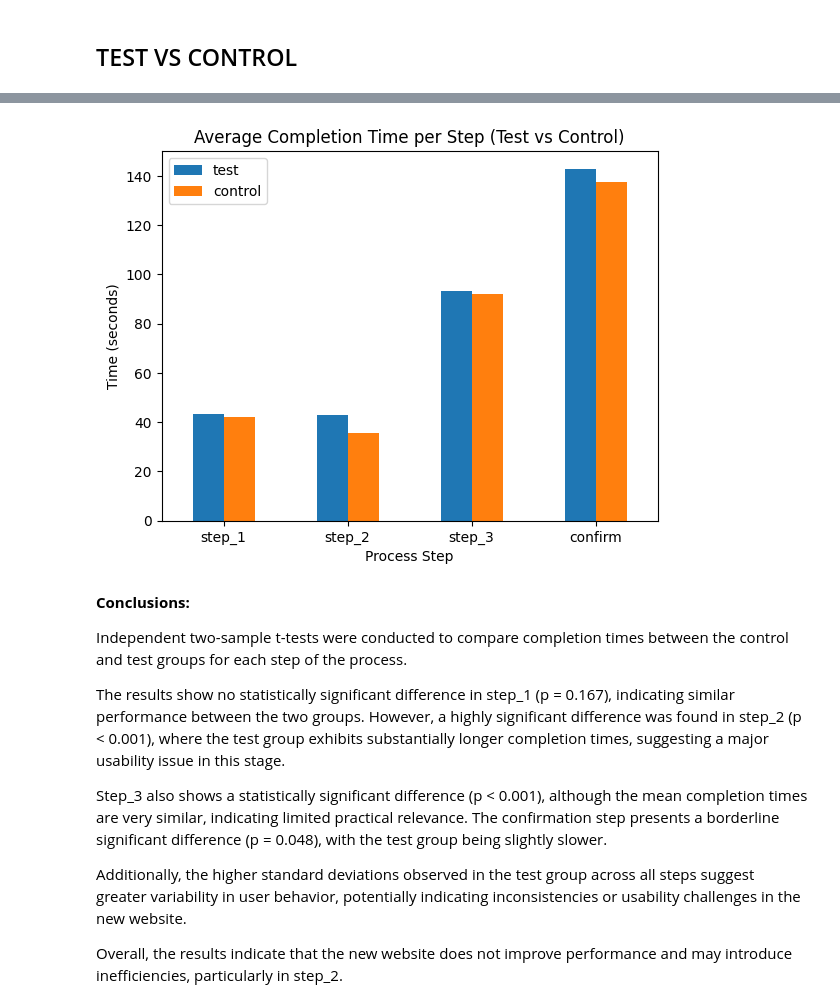
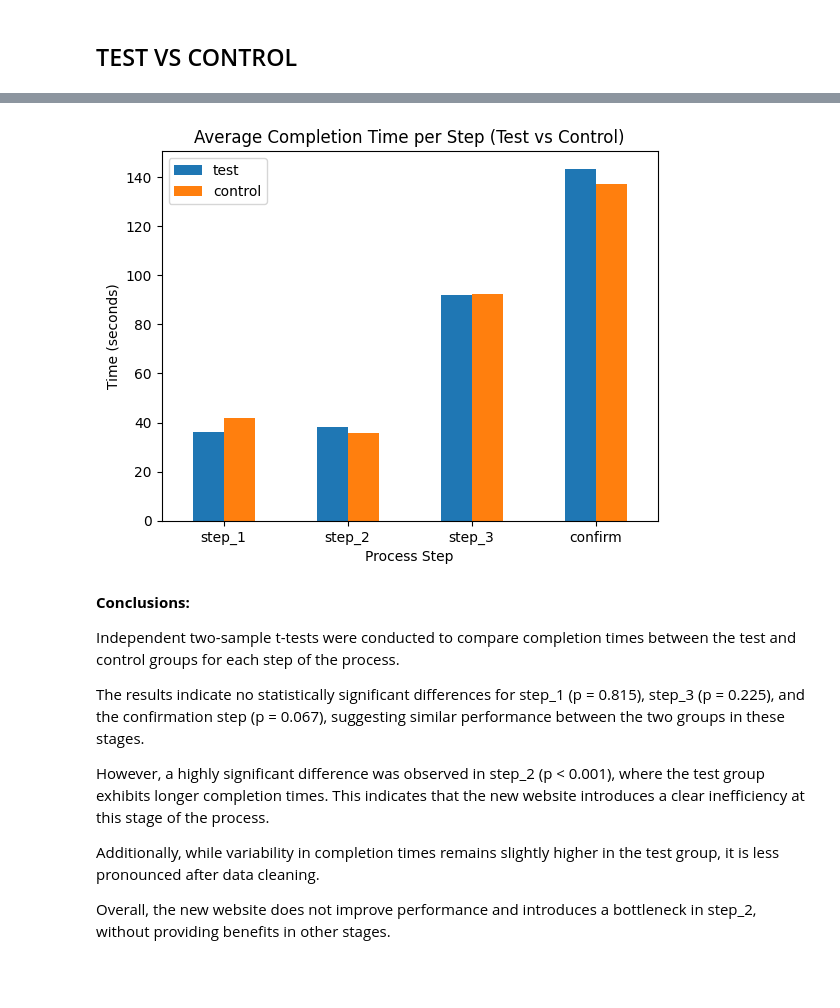
Before and after one commit to gonch145-svg/project-2, a Jupyter notebook: notebooks/completion_time_francisca.ipynb, the cells around one changed output, grey strips where cells are left out. Saved outputs shown, nothing was run; the diff lists cells and outputs as text; code cells hidden in the pictures; blank space fills up the shorter version.

```diff
--- a/notebooks/completion_time_francisca.ipynb
+++ b/notebooks/completion_time_francisca.ipynb
@@ -333,37 +374,37 @@ p-value: 0.08129659901178084
 # %%
 import matplotlib.pyplot as plt
 import pandas as pd
 
 data = pd.DataFrame({
     "step": ["step_1", "step_2", "step_3", "confirm"],
-    "test": [43.53, 43.08, 93.32, 142.94],
+    "test": [36.06, 38.37, 91.86, 143.41],
     "control": [41.93, 35.57, 92.22, 137.36]
 })
 
 data = data.set_index("step")
 
 data.plot(kind="bar")
 
 plt.title("Average Completion Time per Step (Test vs Control)")
 plt.xlabel("Process Step")
 plt.ylabel("Time (seconds)")
 plt.xticks(rotation=0)
 
 plt.show()
 # %% [output]
-[figure, old version]
+[figure, new version]
 # %% [markdown]
 **Conclusions:**
 
-Independent two-sample t-tests were conducted to compare completion times between the control and test groups for each step of the process.
+Independent two-sample t-tests were conducted to compare completion times between the test and control groups for each step of the process.
 
-The results show no statistically significant difference in step_1 (p = 0.167), indicating similar performance between the two groups. However, a highly significant difference was found in step_2 (p < 0.001), where the test group exhibits substantially longer completion times, suggesting a major usability issue in this stage.
+The results indicate no statistically significant differences for step_1 (p = 0.815), step_3 (p = 0.225), and the confirmation step (p = 0.067), suggesting similar performance between the two groups in these stages.
 
-Step_3 also shows a statistically significant difference (p < 0.001), although the mean completion times are very similar, indicating limited practical relevance. The confirmation step presents a borderline significant difference (p = 0.048), with the test group being slightly slower.
+However, a highly significant difference was observed in step_2 (p < 0.001), where the test group exhibits longer completion times. This indicates that the new website introduces a clear inefficiency at this stage of the process.
 
-Additionally, the higher standard deviations observed in the test group across all steps suggest greater variability in user behavior, potentially indicating inconsistencies or usability challenges in the new website.
+Additionally, while variability in completion times remains slightly higher in the test group, it is less pronounced after data cleaning.
 
-Overall, the results indicate that the new website does not improve performance and may introduce inefficiencies, particularly in step_2.
+Overall, the new website does not improve performance and introduces a bottleneck in step_2, without providing benefits in other stages.
 # %%
 step_order = ["start", "step_1", "step_2", "step_3", "confirm"]
 
```
Also changed, not shown: parts of 24 cells of this notebook.
